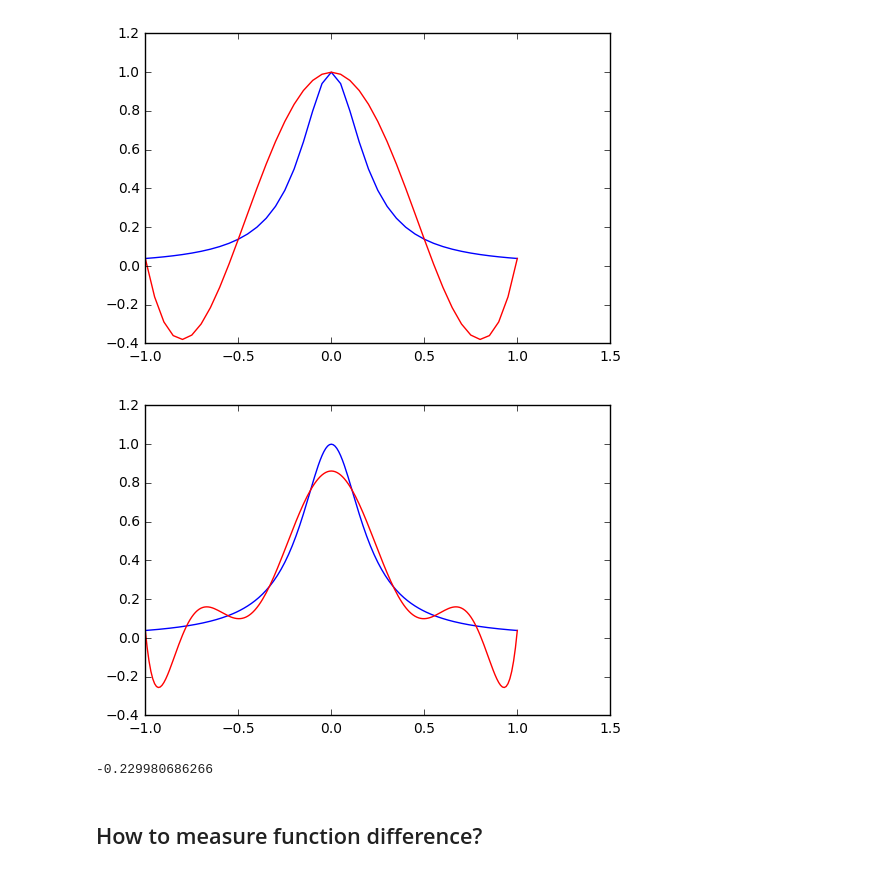
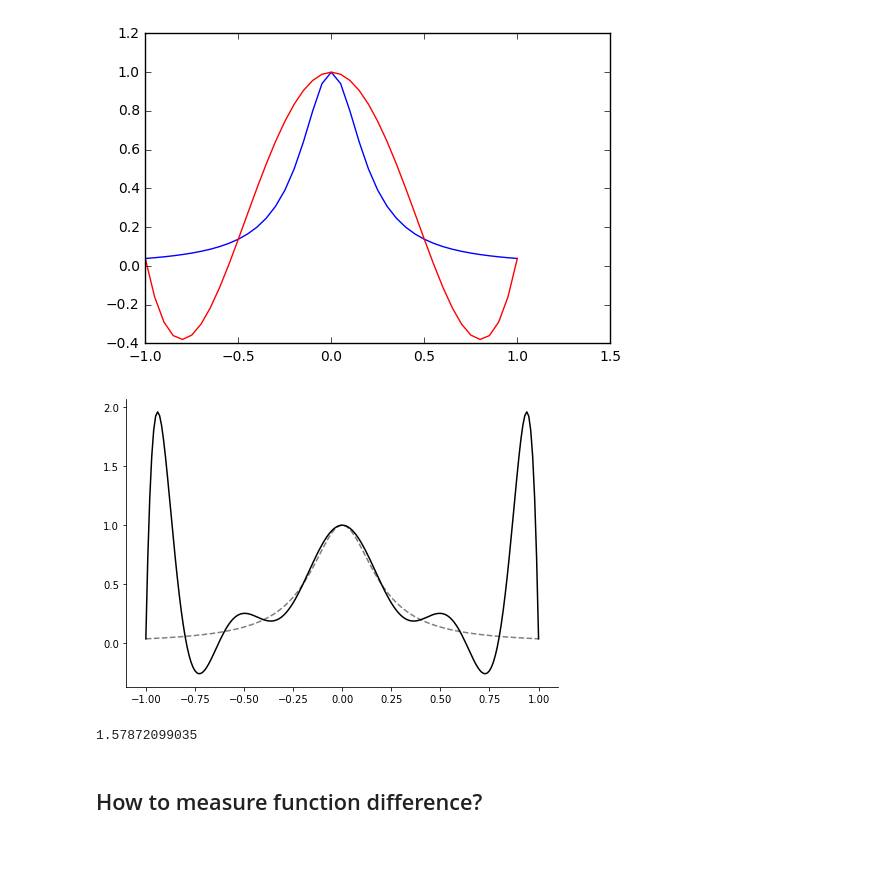
Before and after one commit to Numerical-Analysis/course, a Jupyter notebook: nbs/PolyInterpError.ipynb, the cells around one changed output. Drawn from its saved outputs; the diff is of its cells as text; code cells hidden in the pictures.

```diff
--- a/nbs/PolyInterpError.ipynb
+++ b/nbs/PolyInterpError.ipynb
@@ -33,9 +33,3 @@ print PolyInter(x,y)
 [ 1.  -0.5  0.5]
 # %% [markdown]
 ## Runge function effect
-# %%
-def r(x): return 1/(np.power(5*x,2)+1)
-x = np.arange(-1,1,0.05)
-plt.plot(x,r(x),x,0*x,'k')
-plt.title(r'$y=\frac{1}{1+25x^2}$')
-plt.show()
@@ -89,23 +102,31 @@ plt.show()
 # %%
 # Interpolate this function with 10 equally spaced x_i's
 a=-1
 b=1
-x10 = GenEquX(a,b,10)
+x10 = GenEquX(a,b,11)
 c10 = PolyInter(x10,r(x10))
 x = np.arange(-1,1.01,0.01)
-y = np.array([x**i for i in range(10)])
-plt.plot(x, r(x), x, np.dot(y.T,c10),'r')
+y = np.array([x**i for i in range(11)])
+p = plt.figure()
+ax = p.add_axes([0, 0, 1, 1])
+ax.spines['top'].set_visible(False)
+ax.spines['right'].set_visible(False)
+ax.spines['bottom'].set_visible(True)
+ax.spines['left'].set_visible(True)
+plt.plot(x, r(x),linestyle='--', color='grey')
+plt.plot(x, np.dot(y.T,c10),'k')
 plt.show()
+p.savefig("./fig/p10.pdf", bbox_inches='tight')
 # %% [output]
-[figure, old version]
+[figure, new version]
 # %%
 # define this polynomial of degree 9
 def p9(x):
-    vx = np.array([x**i for i in range(10)])
+    vx = np.array([x**i for i in range(11)])
     return np.inner(vx,c10)
 print p9(-0.9)
 # %% [output]
--0.229980686266
+1.57872099035
 # %% [markdown]
 ## How to measure function difference?
 # %% [markdown]
```
Also changed, not shown: parts of 6 cells of this notebook.
